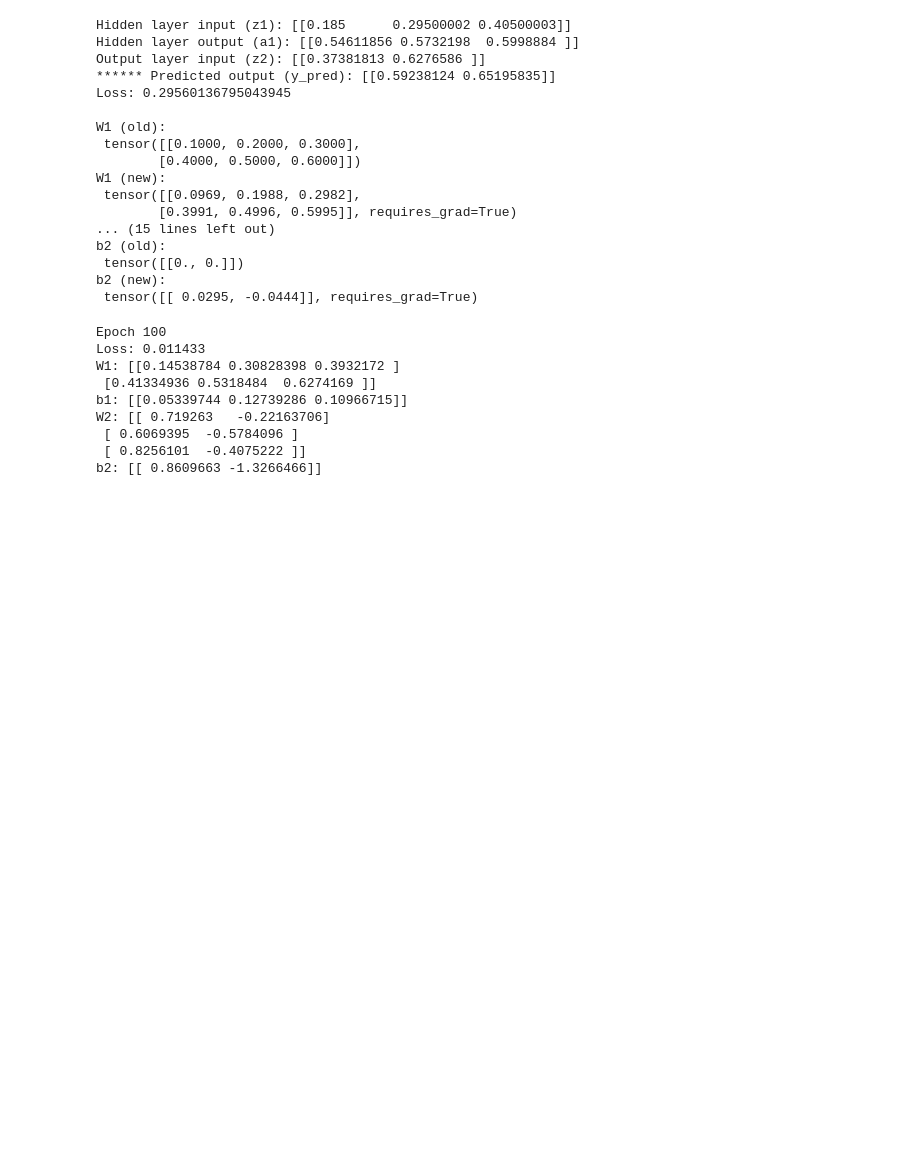
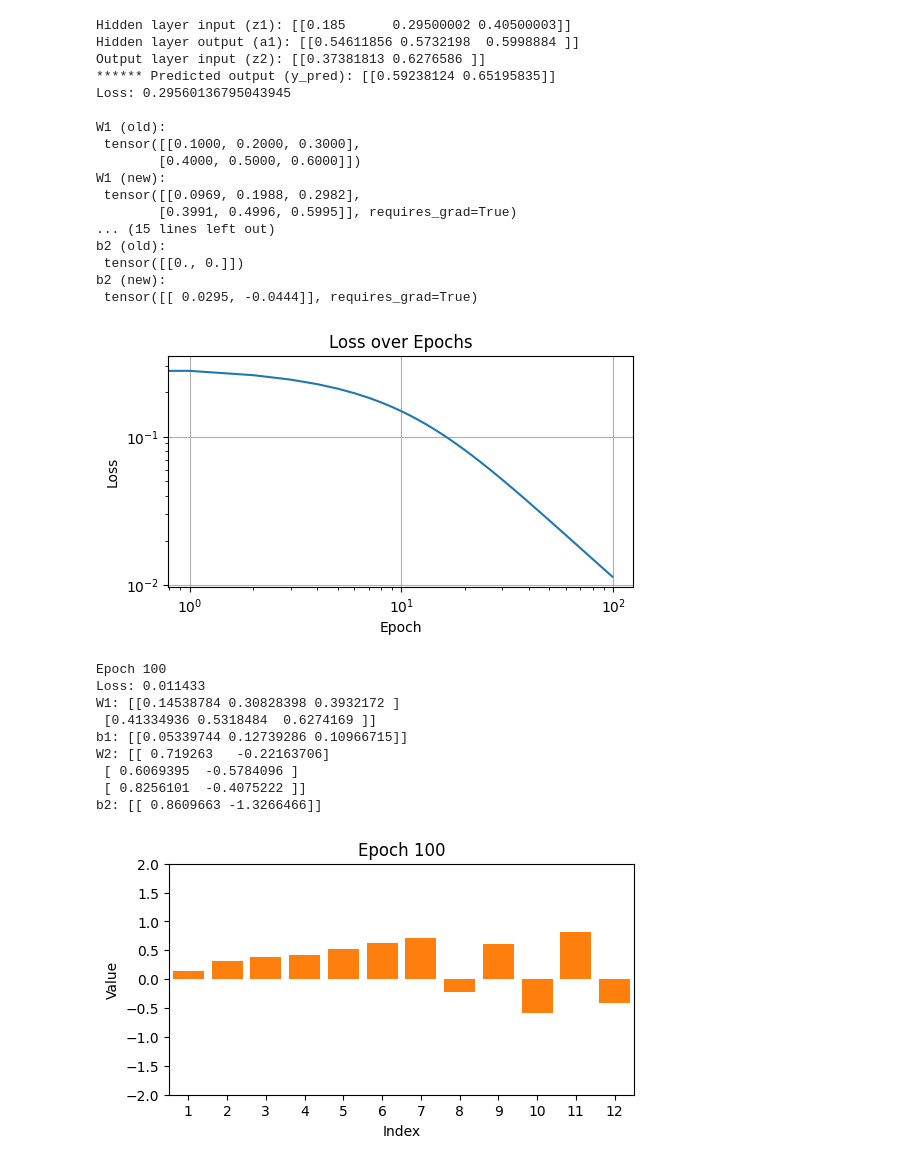
Before and after one commit to stephendyoung/MAE_5020_Spring_2025, a Jupyter notebook: 06_01_simple_nn_hand_calculation.ipynb, the cells around one changed output. Saved outputs shown, nothing was run; the diff lists cells and outputs as text; code cells hidden in the pictures; blank space fills up the shorter version.

```diff
--- a/06_01_simple_nn_hand_calculation.ipynb
+++ b/06_01_simple_nn_hand_calculation.ipynb
@@ -111,6 +111,8 @@ W2 = torch.tensor([[0.25, 0.50],
                    [0.3, 0.4]], dtype=torch.float32, requires_grad=True)
 b2 = torch.tensor([[0.0, 0.0]], dtype=torch.float32, requires_grad=True)
 
+loss_history = []
+
 # Training loop
 for epoch in range(1, epochs + 1):
     # Forward pass
@@ -121,7 +123,7 @@ for epoch in range(1, epochs + 1):
 
     # Compute loss (MSE)
     loss = torch.mean((y_true - y_pred) ** 2)
-
+    loss_history.append(loss.item())
     # Backward pass
     loss.backward()
 
@@ -138,35 +140,61 @@ for epoch in range(1, epochs + 1):
         W2.grad.zero_()
         b2.grad.zero_()
 
+# Plot loss
+plt.figure(figsize=(6, 3))
+plt.loglog(loss_history)
+plt.title("Loss over Epochs")
+plt.xlabel("Epoch")
+plt.ylabel("Loss")
+plt.grid(True)
+plt.show()
+
 # Print loss and weights
 print(f"\nEpoch {epoch}")
 print(f"Loss: {loss.item():.6f}")
 print("W1:", W1.detach().numpy())
 print("b1:", b1.detach().numpy())
 print("W2:", W2.detach().numpy())
 print("b2:", b2.detach().numpy())
+
+# Plot weights
+fig, ax = plt.subplots(figsize=(6, 3))
+ax.set_title(f"Epoch {epoch}")
+ax.set_ylim(-2, 2)
+ax.set_xlim(0.5, 12.5)
+ax.set_xticks(range(1, 13, 1))
+ax.set_xlabel("Index")
+ax.set_ylabel("Value")
+bars = ax.bar(range(1, 13), [0]*12)
+
+W1_last_flat =W1.detach().numpy().flatten()
+W2_last_flat = W2.detach().numpy().flatten()
+Weights = np.concatenate([W1_last_flat, W2_last_flat])
+
+bars = ax.bar(range(1, 13), Weights)
 
 
 #Epoch 1
 #Loss: 0.295601
 #W1: [[0.09688001 0.19876829 0.2981855 ]
 # [0.39908236 0.49963772 0.5994663 ]]
 #b1: [[-0.00367058 -0.00144907 -0.00213473]]
 #W2: [[0.26612568 0.475763  ]
 # [0.11692591 0.17456022]
 # [0.31771338 0.37337667]]
 #b2: [[ 0.02952779 -0.0443805 ]]
 
 #Epoch 1000
 #Loss: 0.000706
 #W1: [[0.29042554 0.4756953  0.55998677]
 # [0.4560075  0.58108747 0.6764671 ]]
 #b1: [[0.2240301  0.32434672 0.30586705]]
 #W2: [[ 1.0461038  -0.5845809 ]
 # [ 0.96723795 -0.9785143 ]
 # [ 1.1951308  -0.81789184]]
 #b2: [[ 1.4025552 -1.9287049]]
 # %% [output]
+[figure, added]
 Epoch 100
 Loss: 0.011433
 W1: [[0.14538784 0.30828398 0.3932172 ]
@@ -176,6 +204,7 @@ W2: [[ 0.719263   -0.22163706]
  [ 0.6069395  -0.5784096 ]
  [ 0.8256101  -0.4075222 ]]
 b2: [[ 0.8609663 -1.3266466]]
+[figure, added]
 # %%
 import torch
 import matplotlib.pyplot as plt
```
Also changed, not shown: parts of 1 cell of this notebook.
